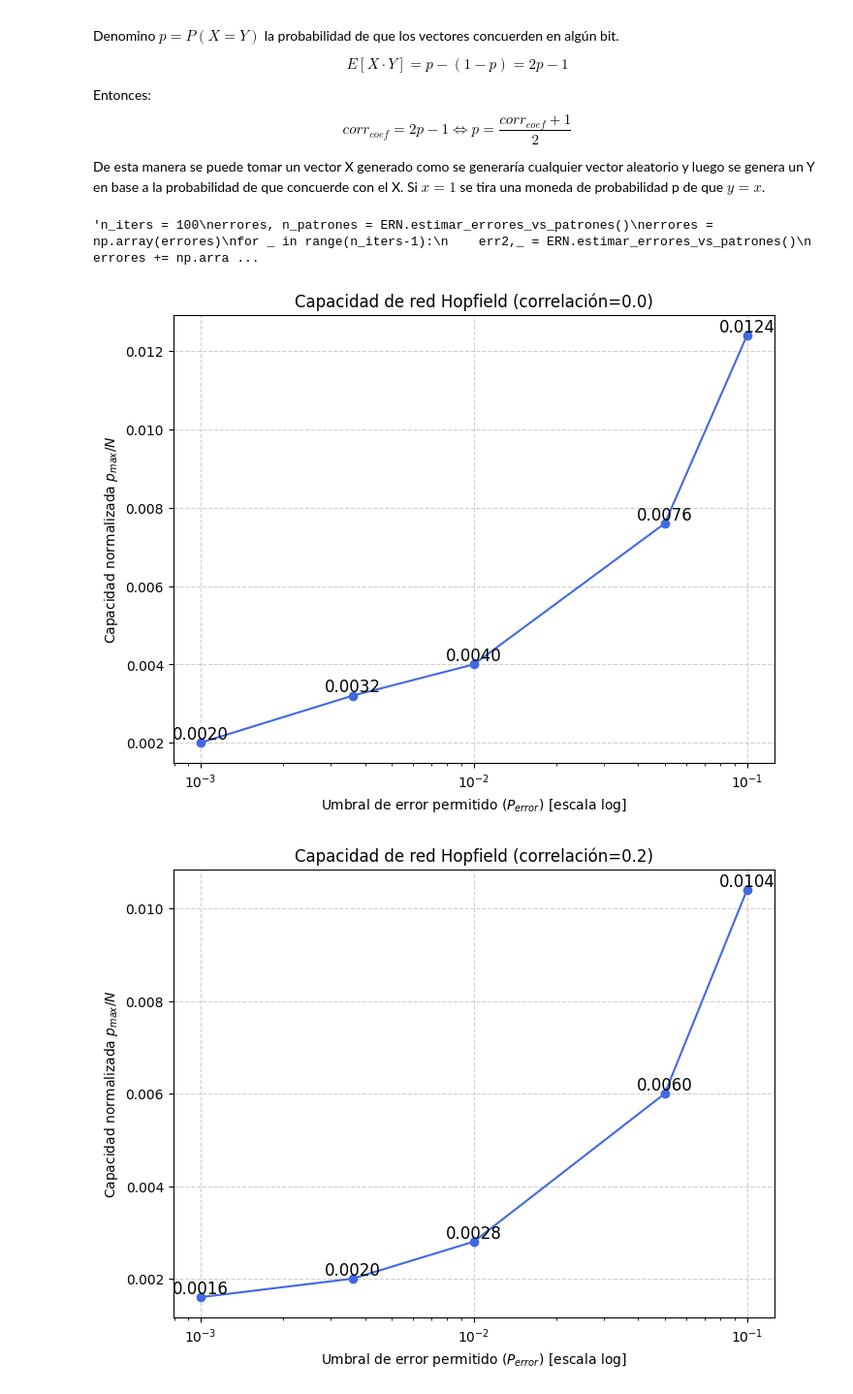
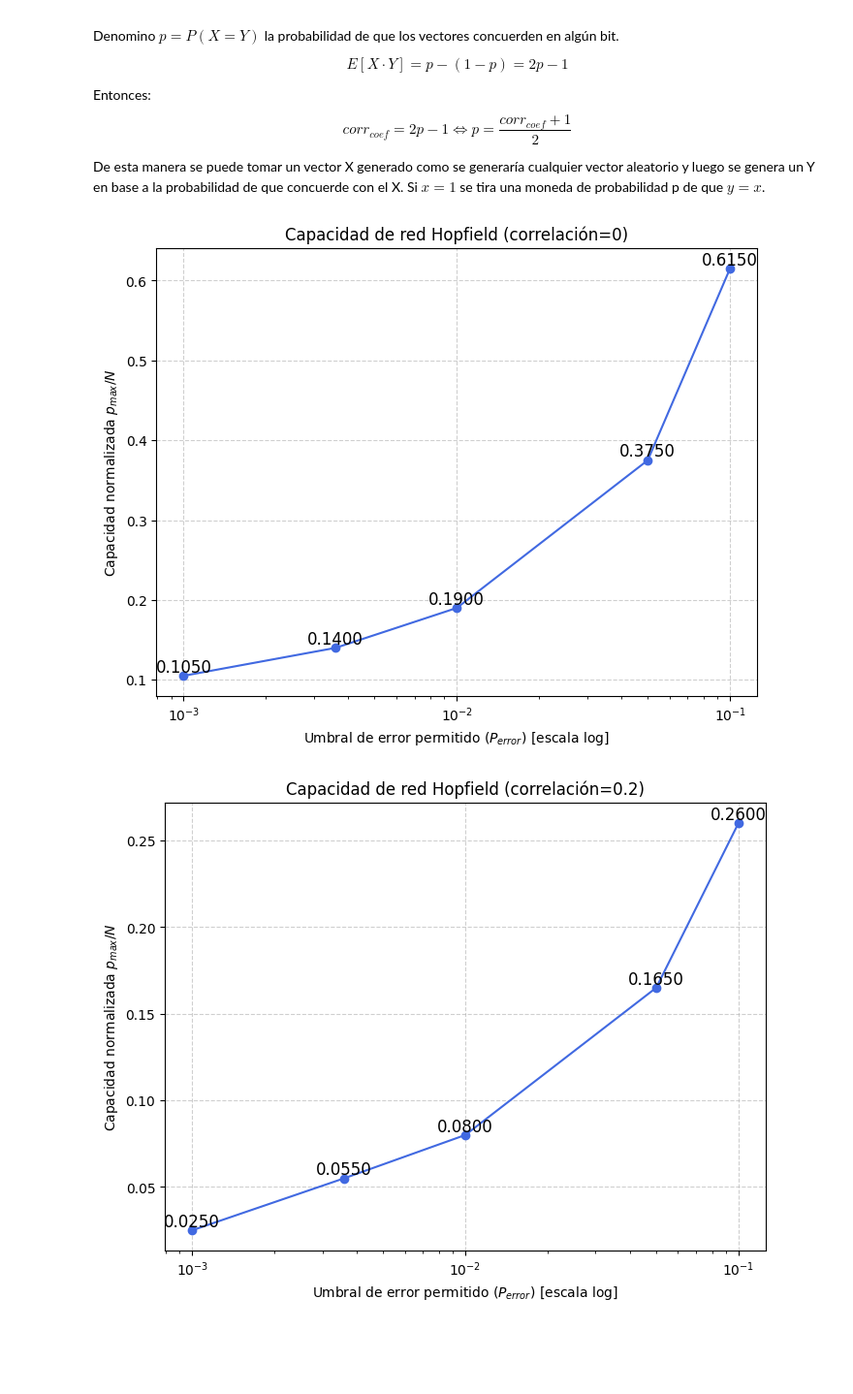
Before and after one commit to Icavicchioli/Redes-neuronales, a Jupyter notebook: Ej2_tp1.ipynb, the cells around one changed output. Shown at 97% size. Saved outputs shown, nothing was run; the diff lists cells and outputs as text; code cells hidden in the pictures; blank space fills up the shorter version.

```diff
--- a/Ej2_tp1.ipynb
+++ b/Ej2_tp1.ipynb
@@ -286,27 +286,12 @@ n_neuronas = 50
 ERN = evaluacion_capacidad_red_neuronal(n_neuronas)
-# %%
-"""n_iters = 100
-errores, n_patrones = ERN.estimar_errores_vs_patrones()
-errores = np.array(errores)
-for _ in range(n_iters-1):
-    err2,_ = ERN.estimar_errores_vs_patrones()
-    errores += np.array(err2)
-errores = errores / 50
-
-
-umbrales =  [0.001,0.0036,0.01,0.05,0.1]
-n_neuronas = 50
-capacidades = []
-for umbral in umbrales:
-    cap = ERN.capacidad_dada_proba(errores, n_patrones, umbral)
-    capacidades_correlacion_cero.append(cap)
-    #print(f"Para el umbral {umbral} se estima una capacidad de {cap/n_neuronas:.3f}\n")"""
-# %% [output]
-'n_iters = 100\nerrores, n_patrones = ERN.estimar_errores_vs_patrones()\nerrores = np.array(errores)\nfor _ in range(n_iters-1):\n    err2,_ = ERN.estimar_errores_vs_patrones()\n    errores += np.arra ...
 # %%
 def experimento(modelo:evaluacion_capacidad_red_neuronal,correlacion, umbrales =  [0.001,0.0036,0.01,0.05,0.1],cant_redes=100):
     n_neuronas = modelo.N
-    errores, n_patrones = modelo.estimar_errores_vs_patrones(correlacion=correlacion)
+    if correlacion == 0:
+        errores, n_patrones = modelo.estimar_errores_vs_patrones()
+    else:
+        errores, n_patrones = modelo.estimar_errores_vs_patrones(correlacion=correlacion)
+
     errores = np.array(errores)
     for _ in range(cant_redes-1):
         err2,_ = modelo.estimar_errores_vs_patrones(correlacion=correlacion)
@@ -325,14 +310,14 @@ def experimento(modelo:evaluacion_capacidad_red_neuronal,correlacion, umbrales =
     return errores_promediado,n_patrones,capacidades,capacidades_norm, umbrales
 # %%
 # Con paso de 0.2 (menos ejecuciones, más representativo)
-resultados_00, n_patrones_00, _, capacidades_00, umbrales_00 = experimento(ERN, correlacion=0.0)
+resultados_00, n_patrones_00, _, capacidades_00, umbrales_00 = experimento(ERN, correlacion=0)
 resultados_02, n_patrones_02, _, capacidades_02, umbrales_02 = experimento(ERN, correlacion=0.2)
 resultados_04, n_patrones_04, _, capacidades_04, umbrales_04 = experimento(ERN, correlacion=0.4)
 resultados_06, n_patrones_06, _, capacidades_06, umbrales_06 = experimento(ERN, correlacion=0.6)
 resultados_08, n_patrones_08, _, capacidades_08, umbrales_08 = experimento(ERN, correlacion=0.8)
 resultados_10, n_patrones_10, _, capacidades_10, umbrales_10 = experimento(ERN, correlacion=1.0)
 # %%
-def graficar_capacidades(umbrales, capacidades, n_neuronas, correlacion=0.0):
+def graficar_capacidades(umbrales, capacidades_norm, n_neuronas, correlacion=0):
     """
     Grafica la capacidad en función del umbral de error elegido.
 
@@ -341,7 +326,7 @@ def graficar_capacidades(umbrales, capacidades, n_neuronas, correlacion=0.0):
     n_neuronas: cantidad de neuronas de la red
     correlacion: valor de correlación usado (solo para título)
     """
-    capacidades_norm = [c / n_neuronas for c in capacidades]
+
 
     plt.figure(figsize=(8,6))
     plt.plot(umbrales, capacidades_norm, color="royalblue", marker='o')
@@ -357,12 +342,12 @@ def graficar_capacidades(umbrales, capacidades, n_neuronas, correlacion=0.0):
     plt.xlabel("Umbral de error permitido ($P_{error}$) [escala log]")
     plt.show()
 # %%
-graficar_capacidades(umbrales_00, capacidades_00, n_neuronas, correlacion=0.0)
+graficar_capacidades(umbrales_00, capacidades_00, n_neuronas, correlacion=0)
 graficar_capacidades(umbrales_02, capacidades_02, n_neuronas, correlacion=0.2)
 graficar_capacidades(umbrales_04, capacidades_04, n_neuronas, correlacion=0.4)
 graficar_capacidades(umbrales_06, capacidades_06, n_neuronas, correlacion=0.6)
 graficar_capacidades(umbrales_08, capacidades_08, n_neuronas, correlacion=0.8)
 graficar_capacidades(umbrales_10, capacidades_10, n_neuronas, correlacion=1.0)
 # %% [output]
-[figure, old version]
+[figure, new version]
-[figure, old version]
+[figure, new version]
```
Also changed, not shown: parts of 4 cells of this notebook, 2 other files.
